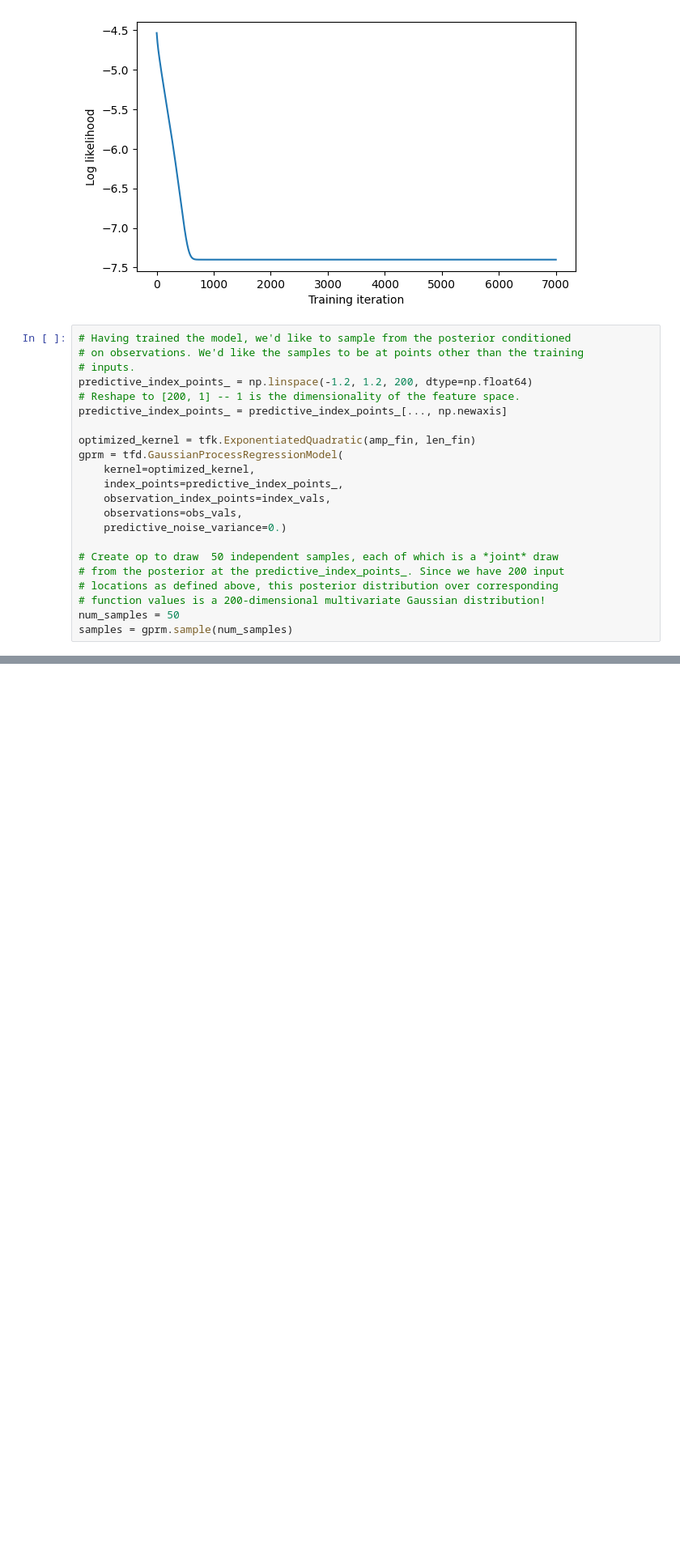
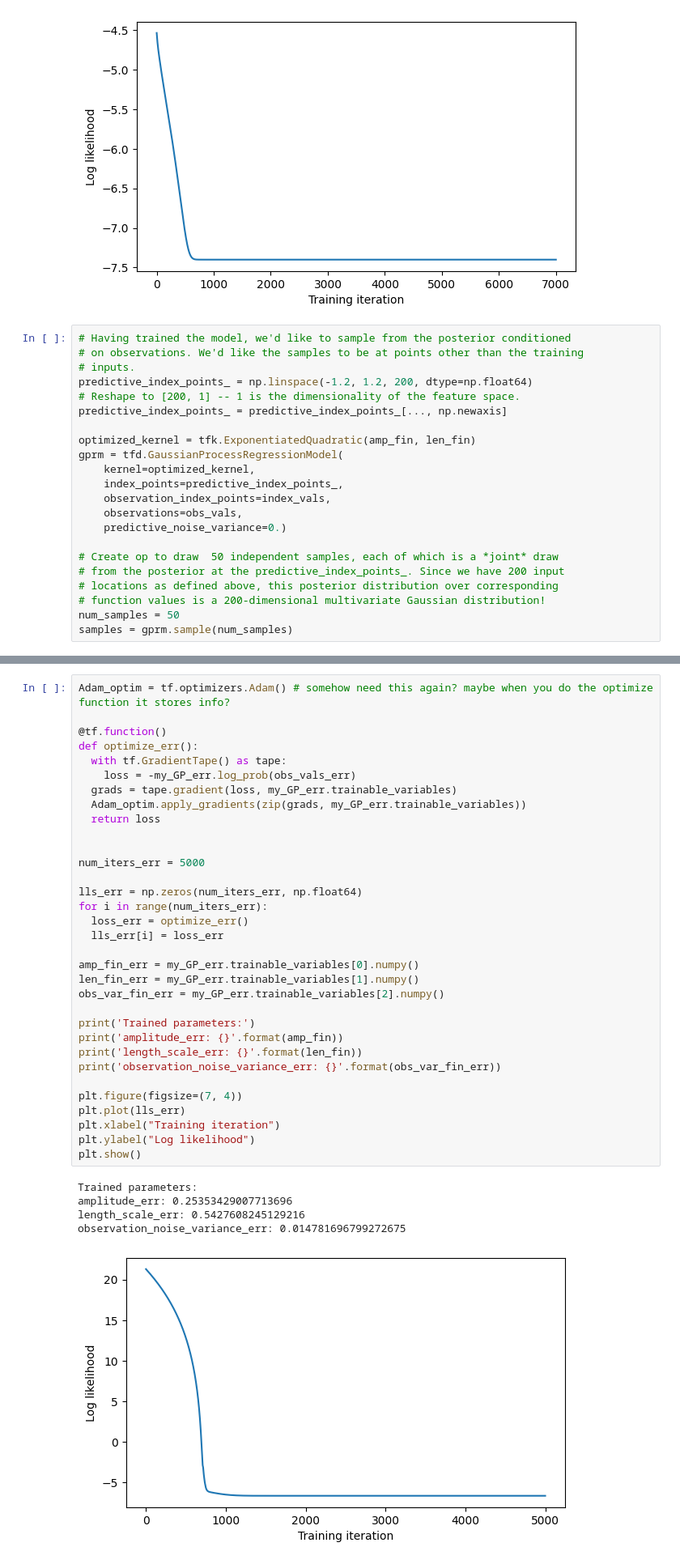
Before and after one commit to jaycrick/masters_project, a Jupyter notebook: GP_examples.ipynb, the cells around one changed output, grey strips where cells are left out. Shown at 81% size. Cells and saved outputs as stored; diff of their text form; blank space fills up the shorter version.

Commit message:
add in GP for cubic with error
- just plan to try different mean function now and compare behaviours

```diff
--- a/GP_examples.ipynb
+++ b/GP_examples.ipynb
@@ -116,0 +144,39 @@ plt.show()
+# %%
+Adam_optim = tf.optimizers.Adam() # somehow need this again? maybe when you do the optimize function it stores info?
+
+@tf.function()
+def optimize_err():
+  with tf.GradientTape() as tape:
+    loss = -my_GP_err.log_prob(obs_vals_err)
+  grads = tape.gradient(loss, my_GP_err.trainable_variables)
+  Adam_optim.apply_gradients(zip(grads, my_GP_err.trainable_variables))
+  return loss
+
+
+num_iters_err = 5000
+
+lls_err = np.zeros(num_iters_err, np.float64)
+for i in range(num_iters_err):
+  loss_err = optimize_err()
+  lls_err[i] = loss_err
+
+amp_fin_err = my_GP_err.trainable_variables[0].numpy()
+len_fin_err = my_GP_err.trainable_variables[1].numpy()
+obs_var_fin_err = my_GP_err.trainable_variables[2].numpy()
+
+print('Trained parameters:')
+print('amplitude_err: {}'.format(amp_fin))
+print('length_scale_err: {}'.format(len_fin))
+print('observation_noise_variance_err: {}'.format(obs_var_fin_err))
+
+plt.figure(figsize=(7, 4))
+plt.plot(lls_err)
+plt.xlabel("Training iteration")
+plt.ylabel("Log likelihood")
+plt.show()
+# %% [output]
+Trained parameters:
+amplitude_err: 0.25353429007713696
+length_scale_err: 0.5427608245129216
+observation_noise_variance_err: 0.014781696799272675
+[figure, added]
```
Also changed, not shown: parts of 7 cells of this notebook.
